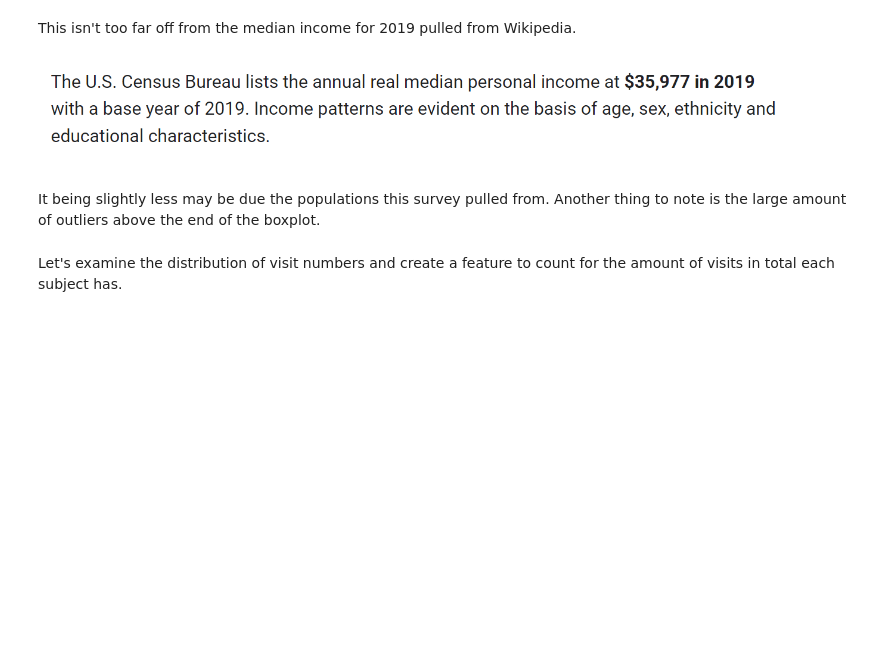
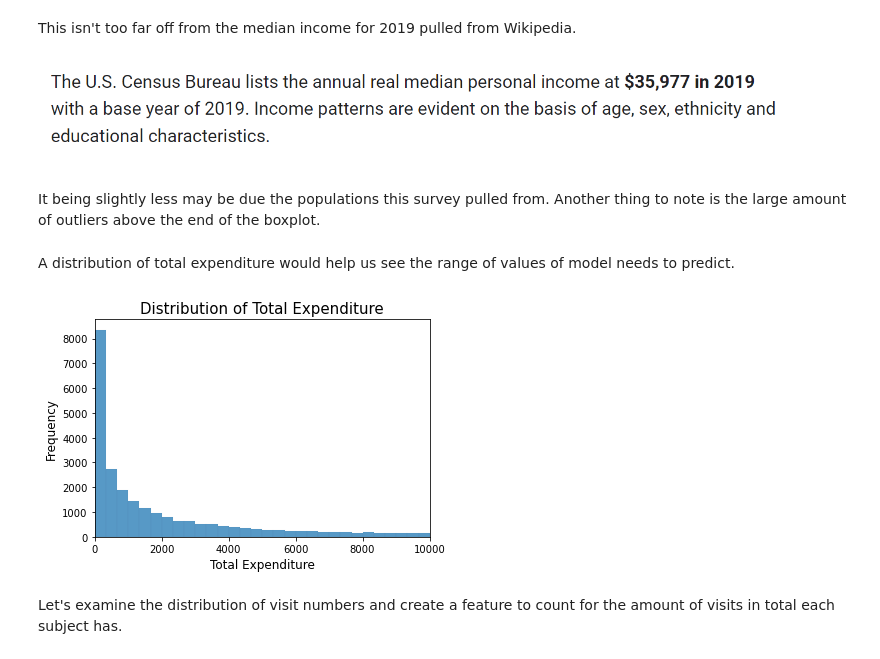
Before and after one commit to malmuntazarharris/medical-expenditure-prediction, a Jupyter notebook: eda_feature_engineering.ipynb, the cells around one changed output. Cells and saved outputs as stored; diff of their text form; code cells hidden in the pictures; blank space fills up the shorter version.

```diff
--- a/EDA_and_Feature_Engineering.ipynb
+++ b/eda_feature_engineering.ipynb
@@ -131,6 +131,17 @@ This isn't too far off from the median income for 2019 pulled from Wikipedia.
 ![image.png](attachment:image.png)
 
 It being slightly less may be due the populations this survey pulled from. Another thing to note is the large amount of outliers above the end of the boxplot.
+# %% [markdown]
+A distribution of total expenditure would help us see the range of values of model needs to predict.
+# %%
+sns.histplot(data=df['total_expenditure'])
+plt.title("Distribution of Total Expenditure", size = 15)
+plt.xlabel("Total Expenditure", size = 12)
+plt.ylabel("Frequency", size = 12)
+plt.xlim(0, 10000)
+plt.show()
+# %% [output]
+[figure, added]
 # %% [markdown]
 Let's examine the distribution of visit numbers and create a feature to count for the amount of visits in total each subject has.
 # %%
```
Also changed, not shown: parts of 10 cells of this notebook, 3 other files.
